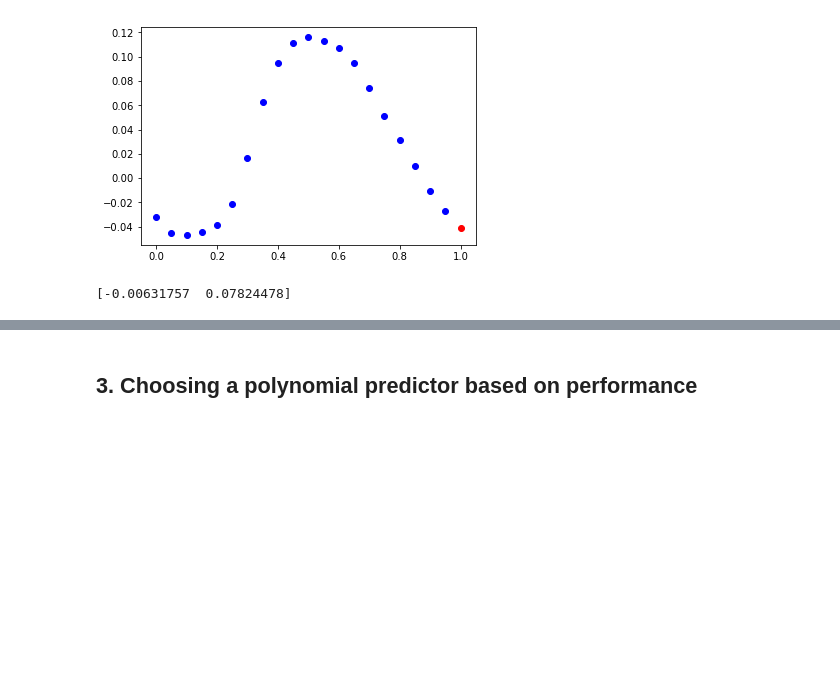
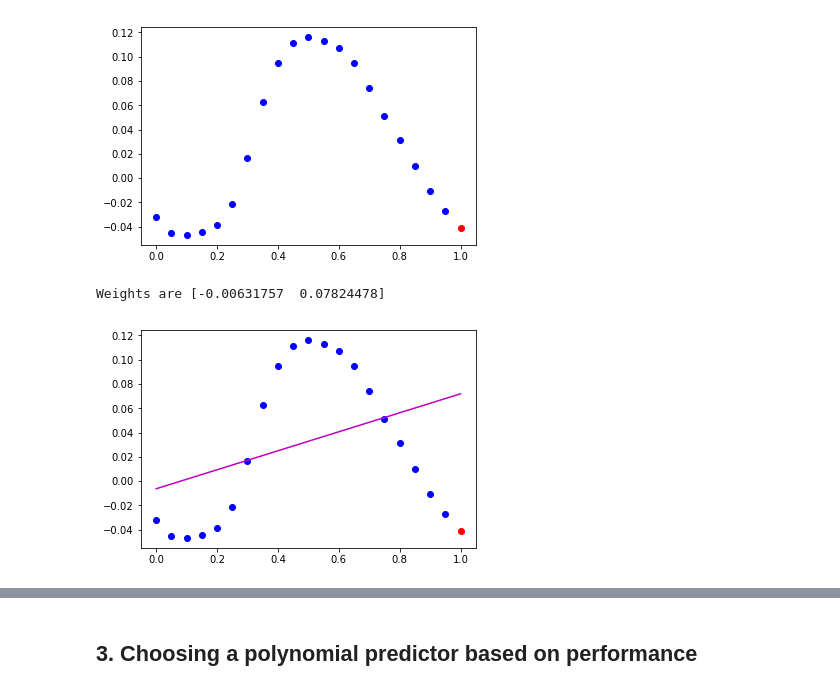
Before and after one commit to shengsli/mlpr, a Jupyter notebook: cw.ipynb, the cells around one changed output, grey strips where cells are left out. Cells and saved outputs as stored; diff of their text form; code cells hidden in the pictures; blank space fills up the shorter version.

```diff
--- a/cw.ipynb
+++ b/cw.ipynb
@@ -52,8 +52,7 @@ print(X_shuf_test.shape, y_shuf_test.shape)
 # %%
 #plot dataset
 X = X_shuf_train[0,:]
-tt = np.arange(0,1,1/20)
-tt = np.arange(0,1,1/20)[:,None]
+tt = np.arange(0,1,0.05)[:,None]
 # print(x.shape)
 # print(t.shape)
 # print(amp_data.shape)
@@ -66,11 +65,18 @@ plt.show()
 # %%
 #linear fit by least squares
 def phi_linear(X):
     return np.concatenate([np.ones((X.shape[0],1)), X], axis=1)
 ww = np.linalg.lstsq(phi_linear(tt), X, rcond=-1)[0]
-print(ww)
+print("Weights are", ww)
+t_grid = np.arange(0, 1.05, 0.05)[:,None]
+f_grid = np.dot(phi_linear(t_grid), ww)
+plt.plot(t,x,'bo')
+plt.plot(1,y_shuf_train[0],'ro')
+plt.plot(t_grid, f_grid, 'm-')
+plt.show()
 # %% [output]
-[-0.00631757  0.07824478]
+Weights are [-0.00631757  0.07824478]
+[figure, added]
 # %%
 #quartic fit
 def phi_quartic(X):
```
Also changed, not shown: parts of 6 cells of this notebook.
